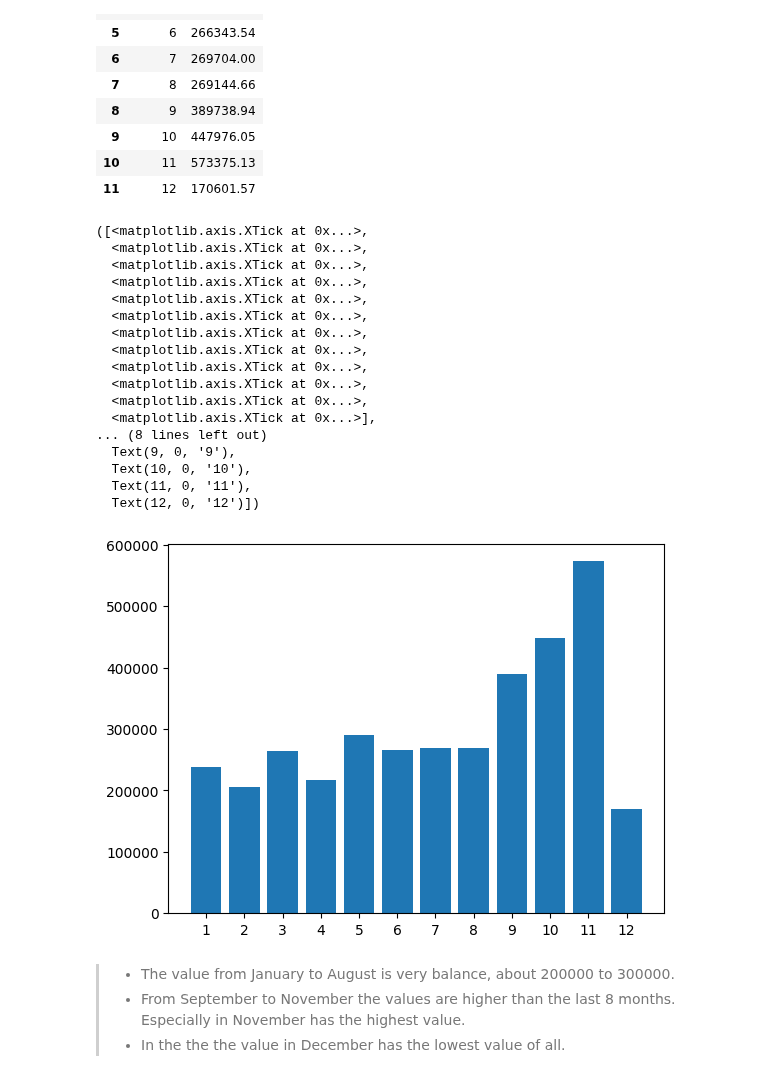
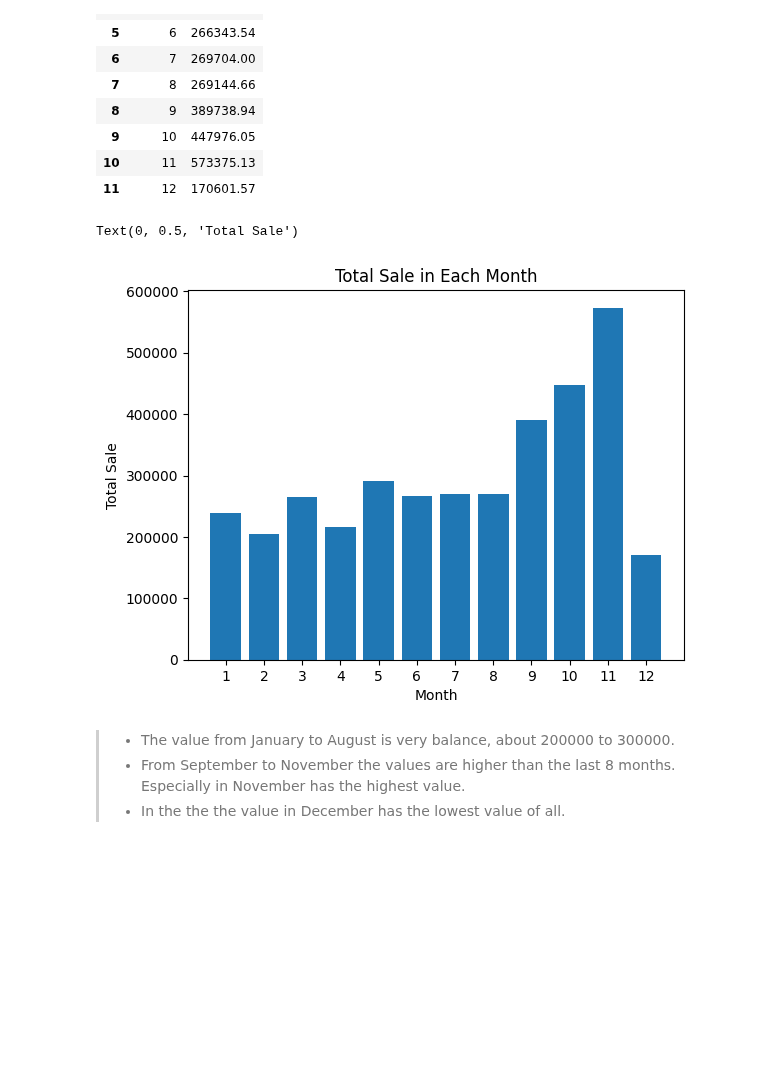
Before and after one commit to Ha0203/FinalProject_LTKHDL, a Jupyter notebook: main_branch.ipynb, the cells around one changed output. Saved outputs shown, nothing was run; the diff lists cells and outputs as text; code cells hidden in the pictures; blank space fills up the shorter version.

```diff
--- a/main_branch.ipynb
+++ b/main_branch.ipynb
@@ -401,0 +401,3 @@ data_df.shape
+# %%
+data_df = data_df.dropna(subset='Description')
+data_df
@@ -535,25 +552,12 @@ month_df
 # %%
 plt.bar(month_df['Month'], month_df['Totalsale'])
 plt.xticks(month_df['Month'])
+plt.title('Total Sale in Each Month')
+plt.xlabel('Month')
+plt.ylabel('Total Sale')
 # %% [output]
-([<matplotlib.axis.XTick at 0x...>,
-  <matplotlib.axis.XTick at 0x...>,
-  <matplotlib.axis.XTick at 0x...>,
-  <matplotlib.axis.XTick at 0x...>,
-  <matplotlib.axis.XTick at 0x...>,
-  <matplotlib.axis.XTick at 0x...>,
-  <matplotlib.axis.XTick at 0x...>,
-  <matplotlib.axis.XTick at 0x...>,
-  <matplotlib.axis.XTick at 0x...>,
-  <matplotlib.axis.XTick at 0x...>,
-  <matplotlib.axis.XTick at 0x...>,
-  <matplotlib.axis.XTick at 0x...>],
-... (8 lines left out)
-  Text(9, 0, '9'),
-  Text(10, 0, '10'),
-  Text(11, 0, '11'),
-  Text(12, 0, '12')])
+Text(0, 0.5, 'Total Sale')
-[figure, old version]
+[figure, new version]
 # %% [markdown]
 > - The value from January to August is very balance, about 200000 to 300000.
 > - From  September to November the values are higher than the last 8 months. Especially in November has the highest value.
```
Also changed, not shown: parts of 14 cells of this notebook.
